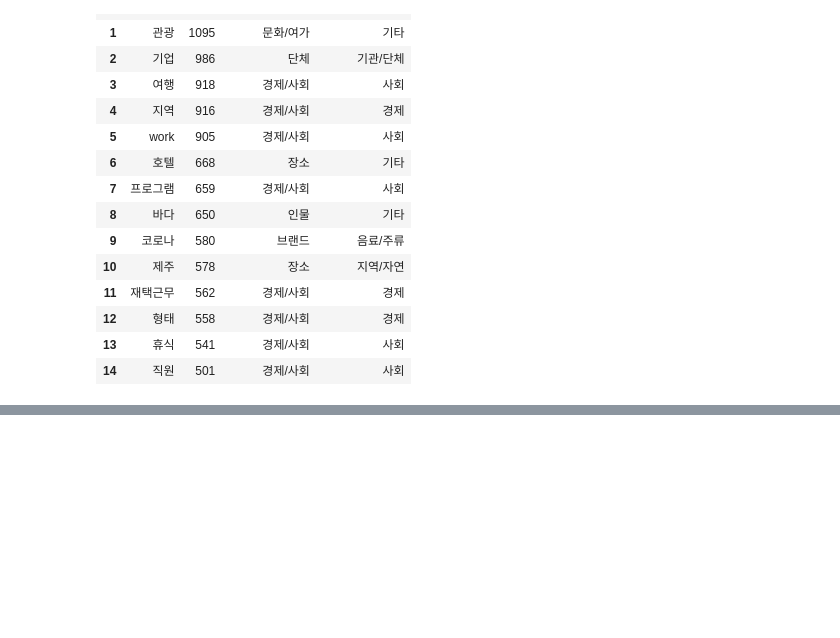
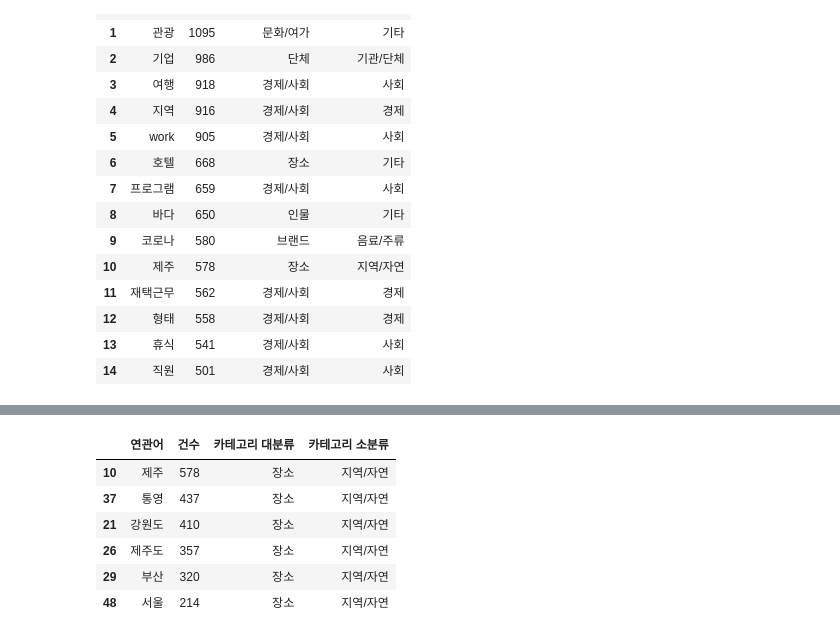
Before and after one commit to sheershay/ise-sr-project, a Jupyter notebook: workation_current_status/public_opinion.ipynb, the cells around one changed output, grey strips where cells are left out. Saved outputs shown, nothing was run; the diff lists cells and outputs as text; code cells hidden in the pictures; blank space fills up the shorter version.

```diff
--- a/workation_current_status/public_opinion.ipynb
+++ b/workation_current_status/public_opinion.ipynb
@@ -68,0 +107,10 @@ per_v1.iloc[0:15,:]
+# %%
+per_region.iloc[0:6] #기존 인기 휴양지에 편향되어 있는 지역 연관어
+# %% [output]
+|  | 연관어 | 건수 | 카테고리 대분류 | 카테고리 소분류 |
+| 10 | 제주 | 578 | 장소 | 지역/자연 |
+| 37 | 통영 | 437 | 장소 | 지역/자연 |
+| 21 | 강원도 | 410 | 장소 | 지역/자연 |
+| 26 | 제주도 | 357 | 장소 | 지역/자연 |
+| 29 | 부산 | 320 | 장소 | 지역/자연 |
+| 48 | 서울 | 214 | 장소 | 지역/자연 |
```
Also changed, not shown: parts of 4 cells of this notebook.
